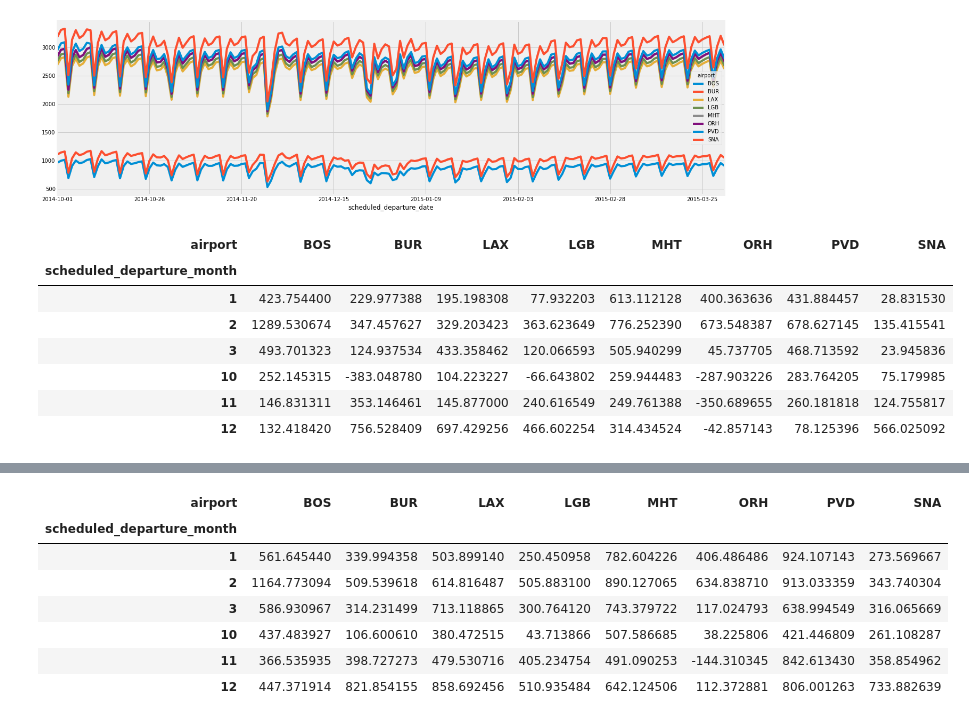
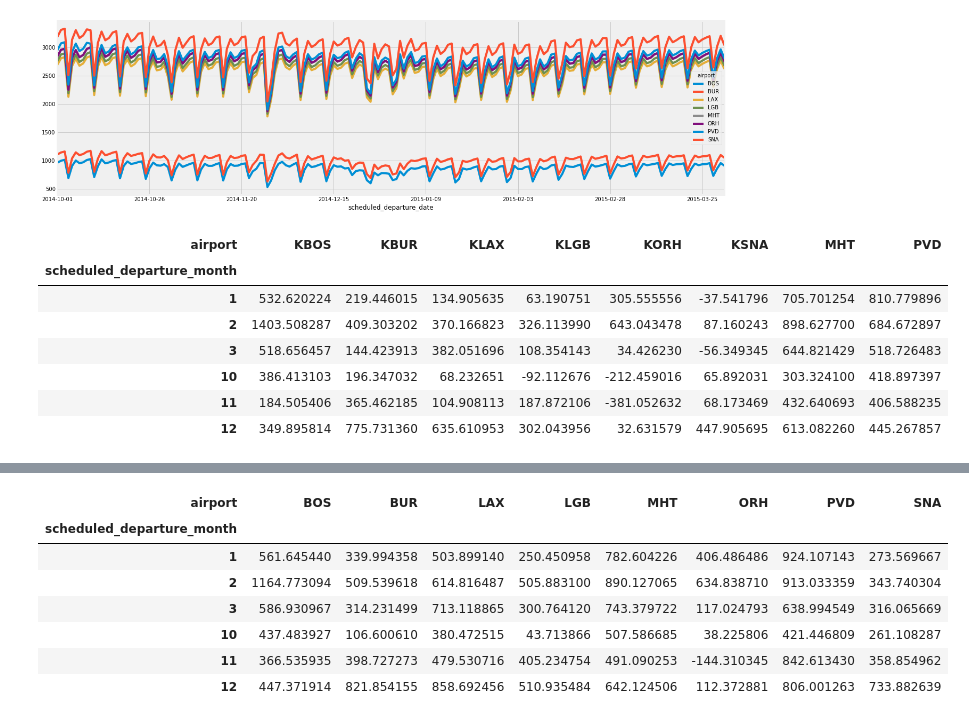
Before and after one commit to jukwan/airport2017, a Jupyter notebook: airports_analysis.ipynb, the cells around one changed output, grey strips where cells are left out. Saved outputs shown, nothing was run; the diff lists cells and outputs as text; code cells hidden in the pictures.

```diff
--- a/airports_analysis.ipynb
+++ b/airports_analysis.ipynb
@@ -68,7 +75,7 @@ actual_departure_n
 actual_arrival_n
 # %%
 ### this part replaced by for_loop code above
-sd_hour=df['scheduled_departure_n'].dt.hour
+df['sd_hour']=df['scheduled_departure_n'].dt.hour
 # sd_min=df['scheduled_departure_time'].dt.minute
 # sd_sec=df['scheduled_departure_time'].dt.second
 # sd_time = pd.DataFrame({'time': pd.to_datetime(df["scheduled_departure_date"])+pd.to_timedelta(sd_hour,unit='h')+pd.to_timedelta(sd_min,unit='m')+pd.to_timedelta(sd_sec,unit='s')})
@@ -91,5 +98,5 @@ sd_hour=df['scheduled_departure_n'].dt.hour
 # ad_sec= df['actual_departure_time'].dt.second
 # ad_time = pd.DataFrame({'time': pd.to_datetime(df["actual_departure_date"])+pd.to_timedelta(ad_hour,unit='h')+pd.to_timedelta(ad_min,unit='m')+pd.to_timedelta(ad_sec,unit='s')})
 # df['ad_time']=ad_time
-sd_hour
+df['sd_hour'].head(10)
 # %% [output]
@@ -186,8 +186,8 @@ df['late_arr'].value_counts()
 1    100275
 Name: late_arr, dtype: int64
 # %%
-##delay indicator_depature
-mask = df['delay_dep'] > datetime.timedelta(minutes=5)
+##delay indicator_depature(0,1:if delay time is larger than 15 min)
+mask = df['delay_dep'] > datetime.timedelta(minutes=15)
 df['late_dep'] = mask.astype(int)
 
 df['late_dep'].value_counts()
@@ -197,11 +197,11 @@ df['late_dep'].value_counts()
 Name: late_dep, dtype: int64
 # %%
-## indcate early  = 1 if delay <1 min,
+## indcate early departure = 1 if delay < -15 min,
 ##delay indicator
 mask = (df['delay_dep']< datetime.timedelta(minutes=-15))
-df['early'] = mask.astype(int)
+df['early_dep'] = mask.astype(int)
 
-df['early'].value_counts()
+df['early_dep'].value_counts()
 # %% [output]
 0    538800
 1      2226
@@ -208,0 +209,6 @@ Name: early, dtype: int64
+# %%
+mask = (df['delay_arr']< datetime.timedelta(minutes=-15))
+
+df['early_arr'] = mask.astype(int)
+
+df['early_arr'].value_counts()
@@ -548,18 +509,18 @@ flights_by_airport.plot(figsize=[20,6],stacked=True )
 [figure]
 # %%
 # mean arrival delay by airport (seconds).
-mean_arr_delay_by_airport = df.pivot_table(index='scheduled_departure_month', columns='airport', values='diff_arr', aggfunc='mean')
+mean_arr_delay_by_airport = df_arr.pivot_table(index='scheduled_departure_month', columns='airport', values='diff_arr', aggfunc='mean')
 
 mean_arr_delay_by_airport.head(10)
 # %% [output]
-| airport | BOS | BUR | LAX | LGB | MHT | ORH | PVD | SNA |
+| airport | KBOS | KBUR | KLAX | KLGB | KORH | KSNA | MHT | PVD |
 | scheduled_departure_month |  |  |  |  |  |  |  |  |
-| 1 | 423.754400 | 229.977388 | 195.198308 | 77.932203 | 613.112128 | 400.363636 | 431.884457 | 28.831530 |
-| 2 | 1289.530674 | 347.457627 | 329.203423 | 363.623649 | 776.252390 | 673.548387 | 678.627145 | 135.415541 |
-| 3 | 493.701323 | 124.937534 | 433.358462 | 120.066593 | 505.940299 | 45.737705 | 468.713592 | 23.945836 |
-| 10 | 252.145315 | -383.048780 | 104.223227 | -66.643802 | 259.944483 | -287.903226 | 283.764205 | 75.179985 |
-| 11 | 146.831311 | 353.146461 | 145.877000 | 240.616549 | 249.761388 | -350.689655 | 260.181818 | 124.755817 |
-| 12 | 132.418420 | 756.528409 | 697.429256 | 466.602254 | 314.434524 | -42.857143 | 78.125396 | 566.025092 |
+| 1 | 532.620224 | 219.446015 | 134.905635 | 63.190751 | 305.555556 | -37.541796 | 705.701254 | 810.779896 |
+| 2 | 1403.508287 | 409.303202 | 370.166823 | 326.113990 | 643.043478 | 87.160243 | 898.627700 | 684.672897 |
+| 3 | 518.656457 | 144.423913 | 382.051696 | 108.354143 | 34.426230 | -56.349345 | 644.821429 | 518.726483 |
+| 10 | 386.413103 | 196.347032 | 68.232651 | -92.112676 | -212.459016 | 65.892031 | 303.324100 | 418.897397 |
+| 11 | 184.505406 | 365.462185 | 104.908113 | 187.872106 | -381.052632 | 68.173469 | 432.640693 | 406.588235 |
+| 12 | 349.895814 | 775.731360 | 635.610953 | 302.043956 | 32.631579 | 447.905695 | 613.082260 | 445.267857 |
 # %%
 mean_delay_by_airport.plot(figsize=[10,6])
 # %% [output]
```
Also changed, not shown: parts of 38 cells of this notebook.
